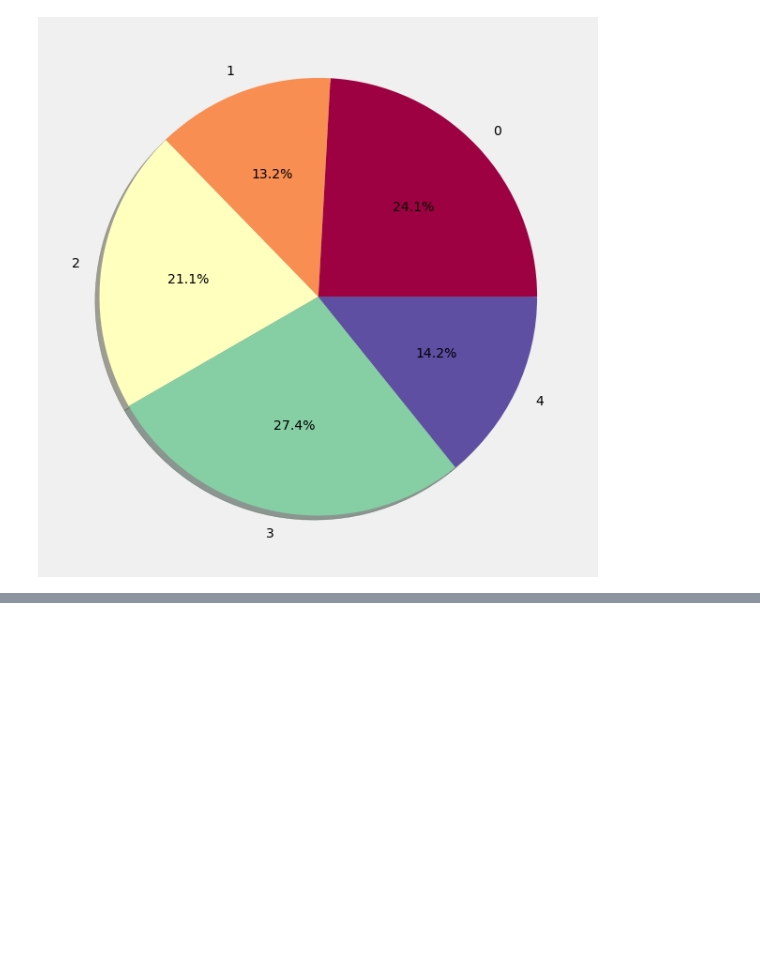
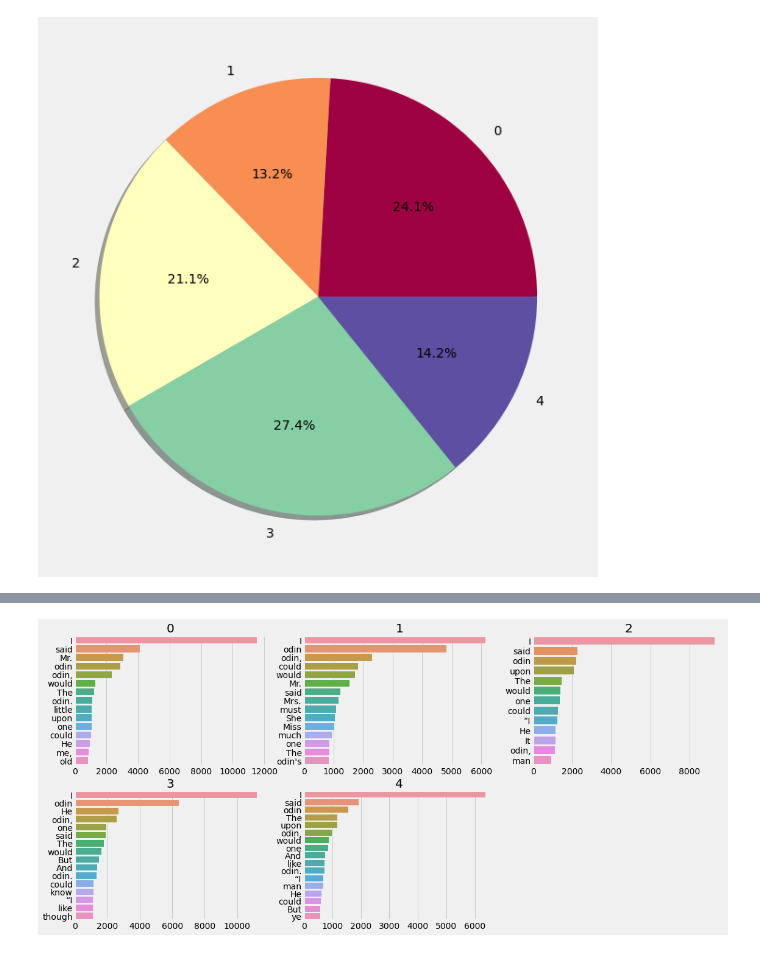
Before and after one commit to cksgnlcjswo/dku_dacon, a Jupyter notebook: 기말대회/EDA.ipynb, the cells around one changed output, grey strips where cells are left out. Drawn from its saved outputs; the diff is of its cells as text; code cells hidden in the pictures; blank space fills up the shorter version.

```diff
--- a/기말대회/EDA.ipynb
+++ b/기말대회/EDA.ipynb
@@ -201,0 +167,31 @@ plt.show()
+# %%
+fig = plt.figure(figsize=(17,8)) # rows*cols 행렬의 i번째 subplot 생성
+rows = 2
+cols = 3
+
+def plot_top_non_stopwords_barchart2(text):
+    stop=set(stopwords.words('english'))
+
+    new= text.str.split()
+    new=new.values.tolist()
+    corpus=[word for i in new for word in i]
+
+    counter=Counter(corpus)
+    most=counter.most_common()
+    x, y=[], []
+    for word,count in most[:70]:
+        if (word not in stop):
+            x.append(word)
+            y.append(count)
+    return x, y
+
+for i in range(5):
+    x,y = plot_top_non_stopwords_barchart2(trn[trn['author']==i]['text'])
+    ax = fig.add_subplot(rows, cols, i+1)
+    ax.set_title(i)
+    sns.barplot(x=y,y=x)
+
+# 0번과 1번에서 Mr. 많이나옴.
+# I,odin, odin.은 삭제
+# %% [output]
+[figure, added]
```
Also changed, not shown: parts of 32 cells of this notebook.
